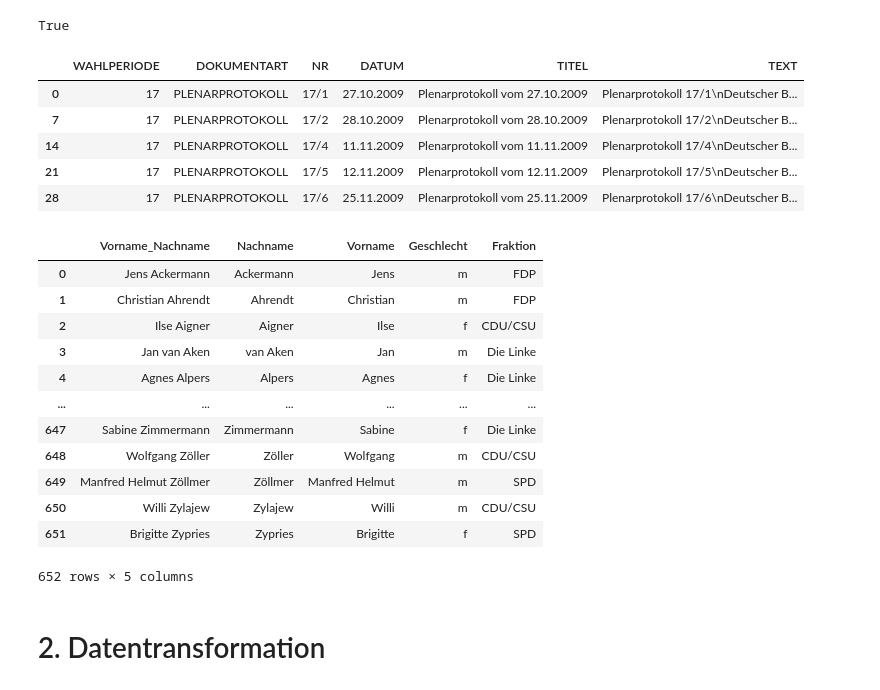
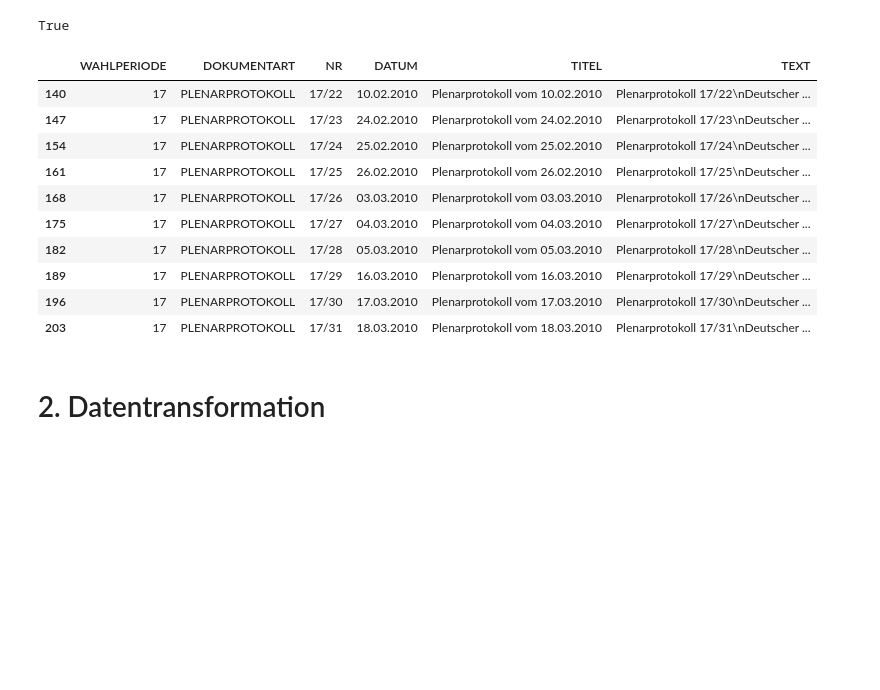
Before and after one commit to Depoise/MuessenWirUeberlegen, a Jupyter notebook: gender_bias2.ipynb, the cells around one changed output. Saved outputs shown, nothing was run; the diff lists cells and outputs as text; code cells hidden in the pictures; blank space fills up the shorter version.

```diff
--- a/gender_bias2.ipynb
+++ b/gender_bias2.ipynb
@@ -76,30 +76,35 @@ pd.options.display.max_colwidth = 200
 # %%
 # read xml files
 folder_path = "data"
 files_in_folder = os.listdir(folder_path)
 
 result = []
 for file in files_in_folder:
     soup = BeautifulSoup(open(folder_path + "/" + file, "r", encoding="utf-8"), "xml")
     d = {}
     for tag in soup.find_all(recursive=True):
         d[tag.name] = tag.get_text(strip=True)
         result.append(d)
 
 #write in Dataframe
 df = pd.DataFrame(result)
 df = df.drop_duplicates()
 df = df.drop(columns = "DOKUMENT") #delete redundant column
 #df.to_csv("data_protokoll.csv") #write to csv file
-df = df[:5]
+df = df[20:30]
 df
 # %% [output]
 |  | WAHLPERIODE | DOKUMENTART | NR | DATUM | TITEL | TEXT |
-| 0 | 17 | PLENARPROTOKOLL | 17/1 | 27.10.2009 | Plenarprotokoll vom 27.10.2009 | Plenarprotokoll 17/1\nDeutscher B... |
-| 7 | 17 | PLENARPROTOKOLL | 17/2 | 28.10.2009 | Plenarprotokoll vom 28.10.2009 | Plenarprotokoll 17/2\nDeutscher B... |
-| 14 | 17 | PLENARPROTOKOLL | 17/4 | 11.11.2009 | Plenarprotokoll vom 11.11.2009 | Plenarprotokoll 17/4\nDeutscher B... |
-| 21 | 17 | PLENARPROTOKOLL | 17/5 | 12.11.2009 | Plenarprotokoll vom 12.11.2009 | Plenarprotokoll 17/5\nDeutscher B... |
-| 28 | 17 | PLENARPROTOKOLL | 17/6 | 25.11.2009 | Plenarprotokoll vom 25.11.2009 | Plenarprotokoll 17/6\nDeutscher B... |
+| 140 | 17 | PLENARPROTOKOLL | 17/22 | 10.02.2010 | Plenarprotokoll vom 10.02.2010 | Plenarprotokoll 17/22\nDeutscher ... |
+| 147 | 17 | PLENARPROTOKOLL | 17/23 | 24.02.2010 | Plenarprotokoll vom 24.02.2010 | Plenarprotokoll 17/23\nDeutscher ... |
+| 154 | 17 | PLENARPROTOKOLL | 17/24 | 25.02.2010 | Plenarprotokoll vom 25.02.2010 | Plenarprotokoll 17/24\nDeutscher ... |
+| 161 | 17 | PLENARPROTOKOLL | 17/25 | 26.02.2010 | Plenarprotokoll vom 26.02.2010 | Plenarprotokoll 17/25\nDeutscher ... |
+| 168 | 17 | PLENARPROTOKOLL | 17/26 | 03.03.2010 | Plenarprotokoll vom 03.03.2010 | Plenarprotokoll 17/26\nDeutscher ... |
+| 175 | 17 | PLENARPROTOKOLL | 17/27 | 04.03.2010 | Plenarprotokoll vom 04.03.2010 | Plenarprotokoll 17/27\nDeutscher ... |
+| 182 | 17 | PLENARPROTOKOLL | 17/28 | 05.03.2010 | Plenarprotokoll vom 05.03.2010 | Plenarprotokoll 17/28\nDeutscher ... |
+| 189 | 17 | PLENARPROTOKOLL | 17/29 | 16.03.2010 | Plenarprotokoll vom 16.03.2010 | Plenarprotokoll 17/29\nDeutscher ... |
+| 196 | 17 | PLENARPROTOKOLL | 17/30 | 17.03.2010 | Plenarprotokoll vom 17.03.2010 | Plenarprotokoll 17/30\nDeutscher ... |
+| 203 | 17 | PLENARPROTOKOLL | 17/31 | 18.03.2010 | Plenarprotokoll vom 18.03.2010 | Plenarprotokoll 17/31\nDeutscher ... |
 # %%
 '''
 import xml.etree.ElementTree as et
@@ -136,17 +141 @@ names = pd.read_csv("DIS25_liste_gender.csv",delimiter=";")
-# %%
-names
-# %% [output]
-|  | Vorname_Nachname | Nachname | Vorname | Geschlecht | Fraktion |
-| 0 | Jens Ackermann | Ackermann | Jens | m | FDP |
-| 1 | Christian Ahrendt | Ahrendt | Christian | m | FDP |
-| 2 | Ilse Aigner | Aigner | Ilse | f | CDU/CSU |
-| 3 | Jan van Aken | van Aken | Jan | m | Die Linke |
-| 4 | Agnes Alpers | Alpers | Agnes | f | Die Linke |
-| ... | ... | ... | ... | ... | ... |
-| 647 | Sabine Zimmermann | Zimmermann | Sabine | f | Die Linke |
-| 648 | Wolfgang Zöller | Zöller | Wolfgang | m | CDU/CSU |
-| 649 | Manfred Helmut Zöllmer | Zöllmer | Manfred Helmut | m | SPD |
-| 650 | Willi Zylajew | Zylajew | Willi | m | CDU/CSU |
-| 651 | Brigitte Zypries | Zypries | Brigitte | f | SPD |
-652 rows × 5 columns
 # %%
```
Also changed, not shown: parts of 12 cells of this notebook.
